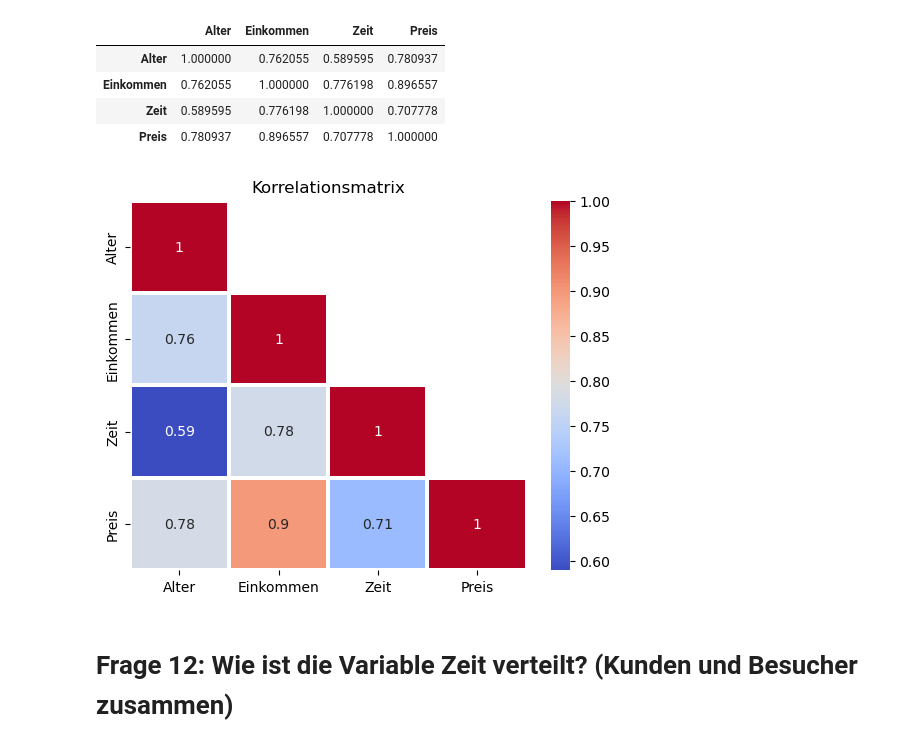
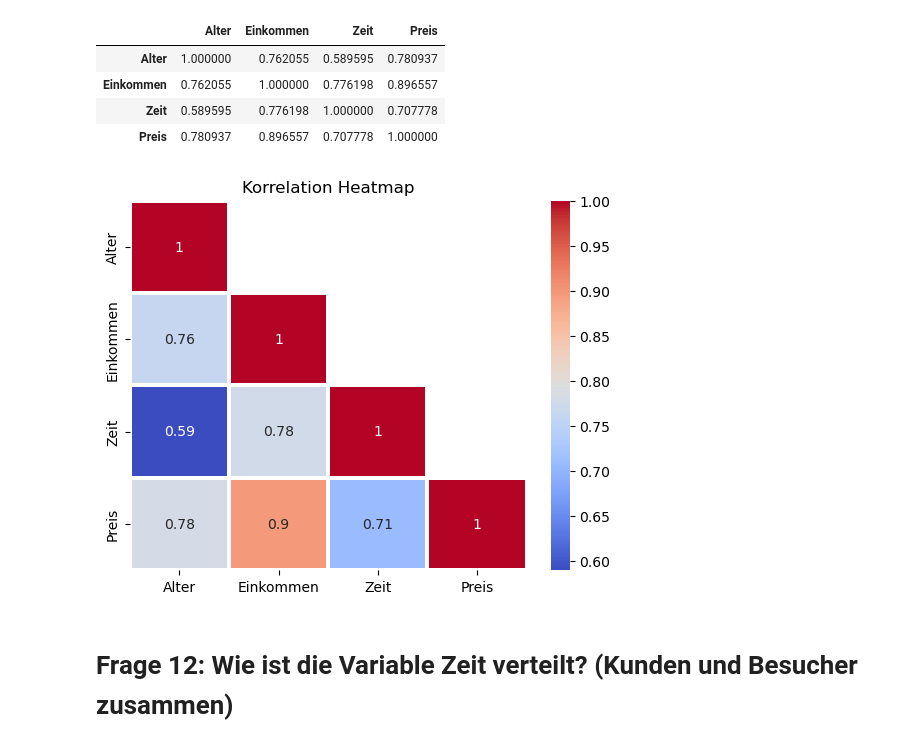
Before and after one commit to Dennis130301/final_projectWS23_Group1, a Jupyter notebook: Projekt_Gruppe1.ipynb, the cells around one changed output. Cells and saved outputs as stored; diff of their text form; code cells hidden in the pictures.

```diff
--- a/Projekt_Gruppe1.ipynb
+++ b/Projekt_Gruppe1.ipynb
@@ -741,10 +741,10 @@ df_11.corr()
 | Preis | 0.780937 | 0.896557 | 0.707778 | 1.000000 |
 # %%
 sns.heatmap(df_11.corr(), annot = True, cmap = "coolwarm", mask=np.triu(df_11.corr(),+1),linewidth=1.5)
-plt.title("Korrelationsmatrix")
+plt.title("Korrelation Heatmap")
 plt.show()
 # %% [output]
-[figure, old version]
+[figure, new version]
 # %% [markdown]
 # Frage 12:  Wie ist die Variable Zeit verteilt? (Kunden und Besucher zusammen)
 # %%
```
Also changed, not shown: parts of 2 cells of this notebook.
